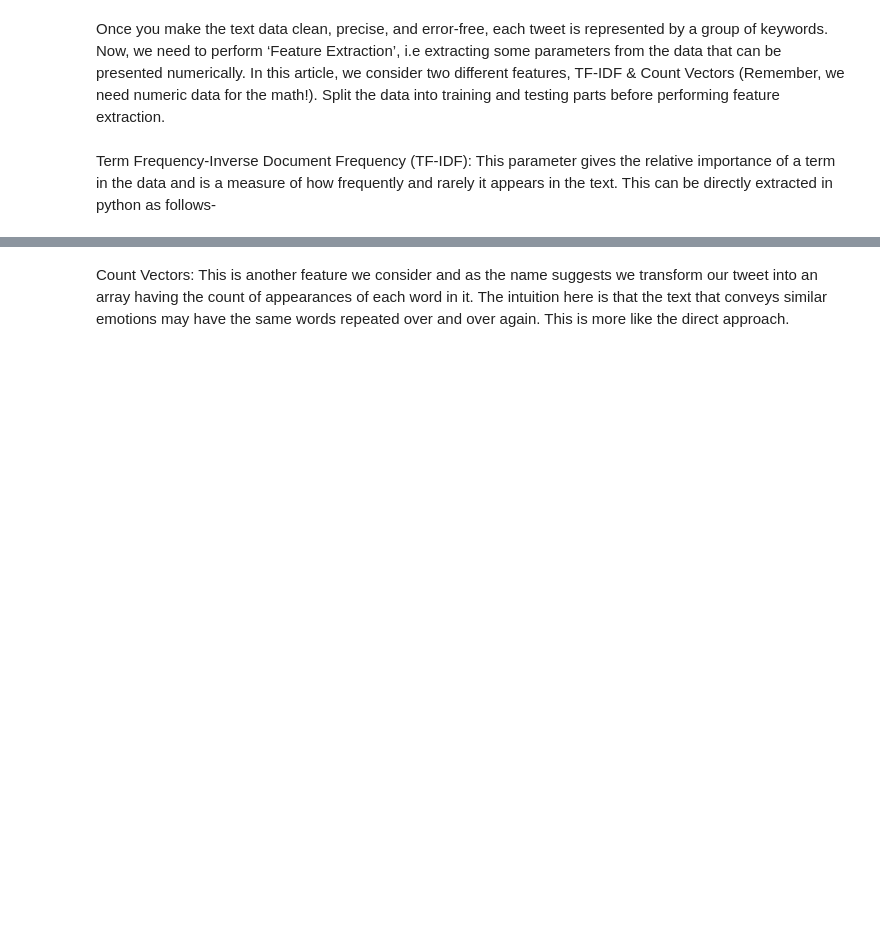
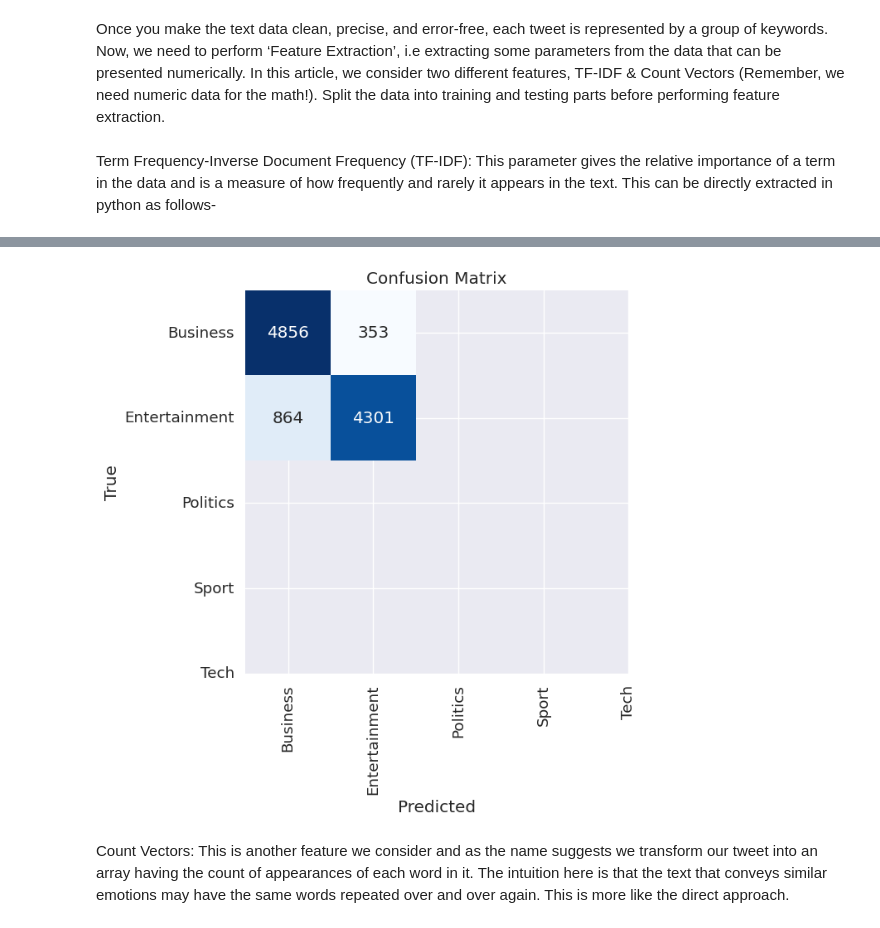
Before and after one commit to dr-mushtaq/Projects, a Jupyter notebook: Emotion_Detection_in_Text.ipynb, the cells around one changed output, grey strips where cells are left out. Cells and saved outputs as stored; diff of their text form; code cells hidden in the pictures; blank space fills up the shorter version.

```diff
--- a/Emotion_Detection_in_Text.ipynb
+++ b/Emotion_Detection_in_Text.ipynb
@@ -159,0 +254,7 @@ Term Frequency-Inverse Document Frequency (TF-IDF): This parameter gives the rel
+# %%
+# Change the save_directory to the actual location where the model was saved.
+# If it was saved to "Multitext_Classification_colab", use that instead:
+save_directory = "Multitext_Classification_colab"
+
+loaded_tokenizer = DistilBertTokenizer.from_pretrained(save_directory)
+loaded_model = TFDistilBertForSequenceClassification.from_pretrained(save_directory)
@@ -160,3 +304,24 @@ Term Frequency-Inverse Document Frequency (TF-IDF): This parameter gives the rel
+# %%
+from sklearn.metrics import confusion_matrix
+from sklearn.metrics import classification_report
+import matplotlib.pyplot as plt
+import seaborn as sns
+
+# Assuming y_pred_labels from ipython-input-33-d34652aacf8a contains the sentiment labels (strings)
+# Replace 'y_pred' with 'y_pred_labels' in the confusion_matrix function
+confusion = confusion_matrix(test_labels, y_pred_labels)
+
+plt.figure(figsize=(8, 6))
+sns.set(font_scale=1.2)
+sns.heatmap(confusion, annot=True, fmt="d", cmap="Blues", cbar=False, square=True,
+            xticklabels=["Business", "Entertainment", "Politics", "Sport", "Tech"],
+            yticklabels=["Business", "Entertainment", "Politics", "Sport", "Tech"])
+plt.xlabel('Predicted')
+plt.ylabel('True')
+plt.title('Confusion Matrix')
+plt.show()
+# %% [output]
+[figure, added]
 # %%
 # Extracting TF-IDF parameters
 from sklearn.feature_extraction.text import TfidfVectorizer
```
Also changed, not shown: parts of 10 cells of this notebook.
